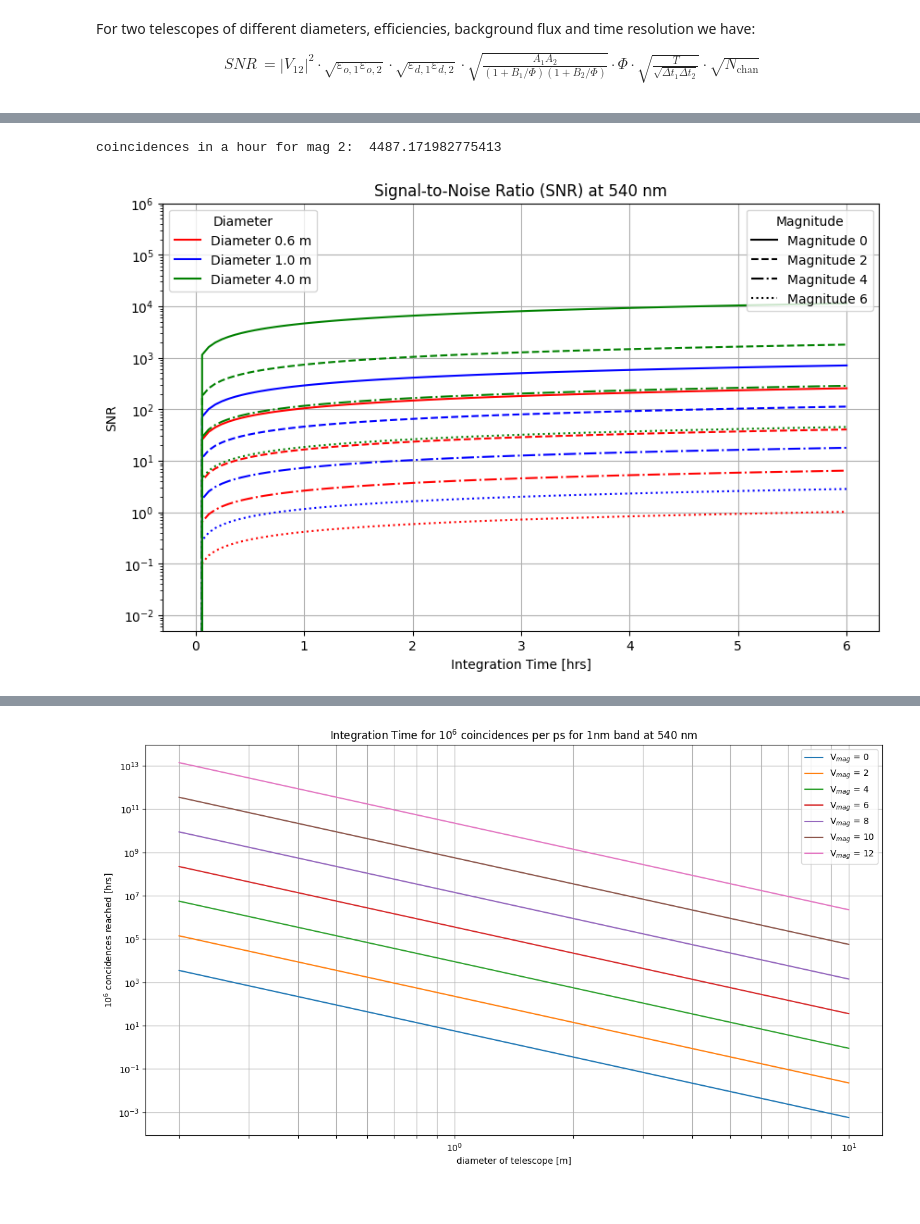
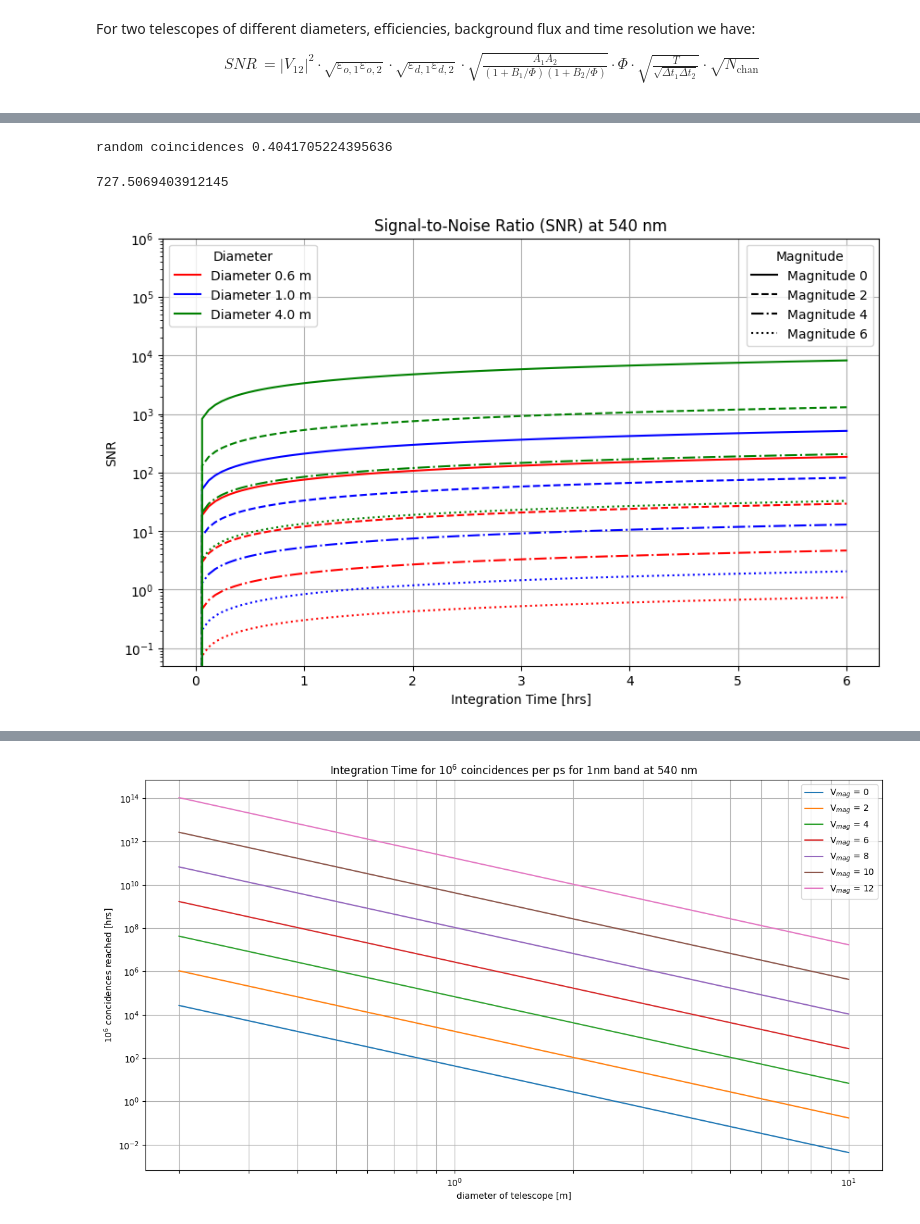
Before and after one commit to LucijanaS/brightstar, a Jupyter notebook: SNR_coincidences.ipynb, the cells around one changed output, grey strips where cells are left out. Drawn from its saved outputs; the diff is of its cells as text; code cells hidden in the pictures.

```diff
--- a/SNR_coincidences.ipynb
+++ b/SNR_coincidences.ipynb
@@ -22,19 +22,19 @@ import matplotlib.lines as mlines
 # %%
 # for the simple SNR
 V_12 = 1
-alpha = 0.125
+alpha = 0.125 # = 0.5*0.25
 diameter = 1 # m
-delta_t = 1e-12 # s
+delta_t = 1e-12 # s, time resolution
 wavelength = 540e-9 # m, bandwidth of V-mag
-mag = 2
+mag = 0
 
-effective_diameter = 1
+effective_diameter = 0.95
 
 ##################################################################################################################################
 
 # for the case including optical and quantum efficiency, number of channels and background flux explicitly
 efficiency_o = 0.5
-efficiency_d = 0.25
+efficiency_d = 0.4
 B = 0
 N_channel = 1
 
@@ -69,7 +69,12 @@ def area_sub(diameter, effective_diameter):
     return np.pi*(diameter*effective_diameter/2)**2 #m^2
 # %%
 def SNR_simple(T, magnitude, diameter):
-    return V_12**2*alpha*area_sub(diameter, effective_diameter)*Phi(magnitude, wavelength)*np.sqrt(T/delta_t)
+    efficiency_o = 0.5 # optical efficiency
+    efficiency_d = 0.4 # detector efficiency
+    efficiency_f = 0.5 # filter efficiency
+    efficiency_p = 1 # 1 means no polarizer, 0.5 with
+    efficiency_overall = efficiency_o*efficiency_d*efficiency_f*efficiency_p
+    return V_12**2*efficiency_overall*area_sub(diameter, effective_diameter)*Phi(magnitude, wavelength)*np.sqrt(T/delta_t)
 
-print('SNR: ', SNR_simple(3600, mag, diameter))
+print('SNR: ', SNR_simple(3600, 0, 0.5))
 # %% [output]
@@ -139,14 +155,14 @@ The random coincidence count (in other words, the baseline) per second is:
 # %%
 def coincidences(T, magnitude, diameter):
-    efficiency = efficiency_d*efficiency_o
-    phi = Phi(magnitude, wavelength)
-    delta_nu = c*delta_lambda/(wavelength**2)
-    return 2*((area_sub(diameter, effective_diameter)*efficiency*phi*delta_nu)**2)*delta_t*T
+    return 2*((count_rate(magnitude, diameter)/2)**2)*delta_t*T
 
 
-print('coincidences in a hour for mag 2: ', coincidences(3600, 2, diameter))
+print('random coincidences', coincidences(1, 0, 0.5))
+
+((((count_rate(0, 0.5))/2)**2)*1e-12)*3600
 # %% [output]
-coincidences in a hour for mag 2:  4487.171982775413
+random coincidences 0.4041705224395636
+727.5069403912145
 # %%
 T_0 = np.linspace(0, 6, 100)
 diameters = [0.6, 1.0, 4.0]
@@ -154,35 +170,35 @@ magnitudes = [0, 2, 4, 6]
 
 # Plot SNR vs integration time T_0
 plt.figure(figsize=(10, 6))
 
 colors = ['r', 'b', 'g']  # Different colors for different diameters
 linestyles = ['-', '--', '-.', ':']  # Different linestyles for different magnitudes
 
 
 for i, diameter in enumerate(diameters):
     for j, magnitude in enumerate(magnitudes):
         snr_values = [SNR_simple(t * 3600, magnitude, diameter) for t in T_0]
         plt.plot(T_0, snr_values, color=colors[i], linestyle=linestyles[j],
                  label=f'Diameter {diameter} m, Mag {magnitude}')
 
 plt.xlabel('Integration Time [hrs]')
 plt.ylabel('SNR')
 plt.title('Signal-to-Noise Ratio (SNR) at 540 nm')
 diameter_legends = [mlines.Line2D([], [], color=colors[i], linestyle='-', label=f'Diameter {d} m')
                     for i, d in enumerate(diameters)]
 magnitude_legends = [mlines.Line2D([], [], color='black', linestyle=linestyles[i], label=f'Magnitude {m}')
                      for i, m in enumerate(magnitudes)]
 
 legend1 = plt.legend(handles=diameter_legends, loc='upper left', title="Diameter")
 plt.gca().add_artist(legend1)  # Add the first legend manually
 plt.legend(handles=magnitude_legends, loc='upper right', title="Magnitude")
 plt.yscale("log")
-plt.ylim(5e-3, 1e6)
+plt.ylim(5e-2, 1e6)
 
 plt.grid(True)
 plt.show()
 # %% [output]
-[figure, old version]
+[figure, new version]
 # %%
 T_0 = np.linspace(0, 6, 100)
 magnitudes = [0, 2, 4, 6]
```
Also changed, not shown: parts of 10 cells of this notebook, 4 other files.
